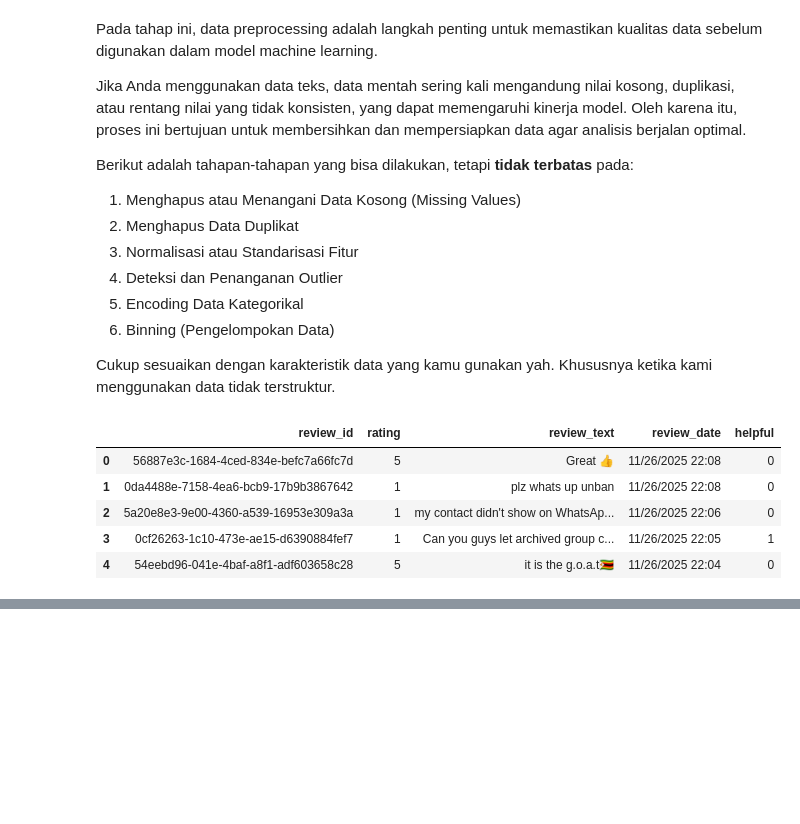
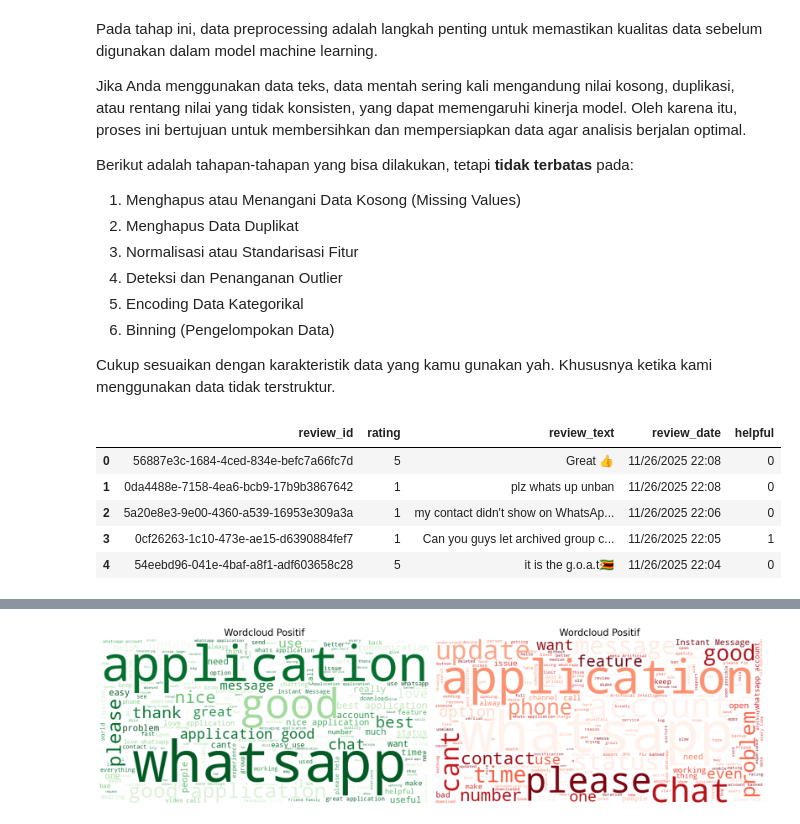
Before and after one commit to ReynardAdimas/SMSML_Reynard-Adimas-Nabil, a Jupyter notebook: preprocessing/Eksperimen_Reynard_Adimas_Nabil.ipynb, the cells around one changed output, grey strips where cells are left out. Drawn from its saved outputs; the diff is of its cells as text; code cells hidden in the pictures; blank space fills up the shorter version.

```diff
--- a/preprocessing/Eksperimen_Reynard_Adimas_Nabil.ipynb
+++ b/preprocessing/Eksperimen_Reynard_Adimas_Nabil.ipynb
@@ -201,0 +217,21 @@ clean_df.head()
+# %%
+text_positive = ' '.join(clean_df[clean_df['label']==1]['text_akhir'].astype(str))
+text_negative = ' '.join(clean_df[clean_df['label']==0]['text_akhir'].astype(str))
+
+wc_pos = WordCloud(width=800, height=400, background_color='white', colormap='Greens').generate(text_positive)
+wc_neg = WordCloud(width=800, height=400, background_color='white', colormap='Reds').generate(text_negative)
+
+fig, axes = plt.subplots(1, 2, figsize=(20, 10))
+
+axes[0].imshow(wc_pos, interpolation='bilinear')
+axes[0].set_title('Wordcloud Positif', fontsize=20)
+axes[0].axis('off')
+
+axes[1].imshow(wc_neg, interpolation='bilinear')
+axes[1].set_title('Wordcloud Positif', fontsize=20)
+axes[1].axis('off')
+
+plt.tight_layout()
+plt.show()
+# %% [output]
+[figure, added]
```
Also changed, not shown: parts of 12 cells of this notebook, 2 other files.
